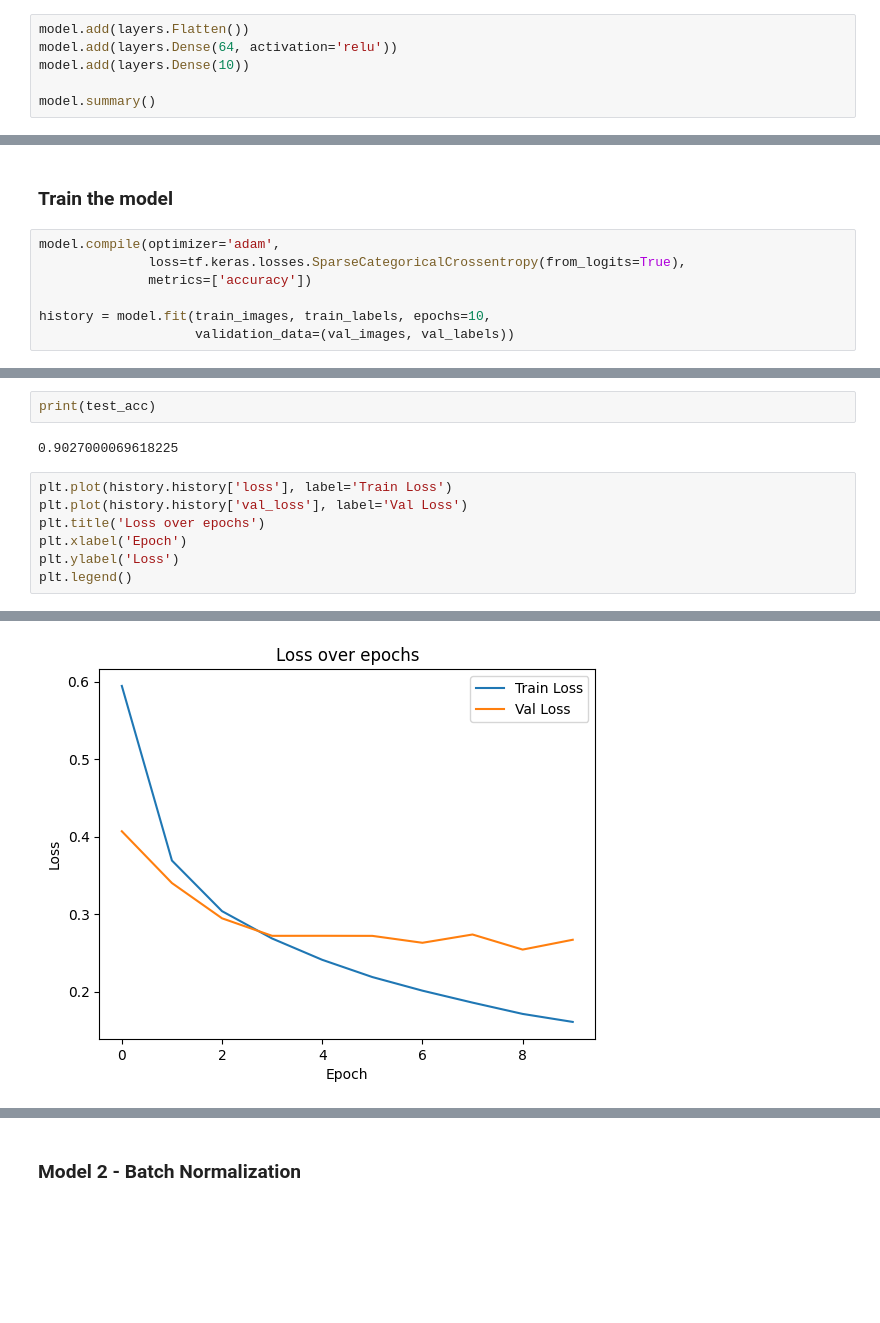
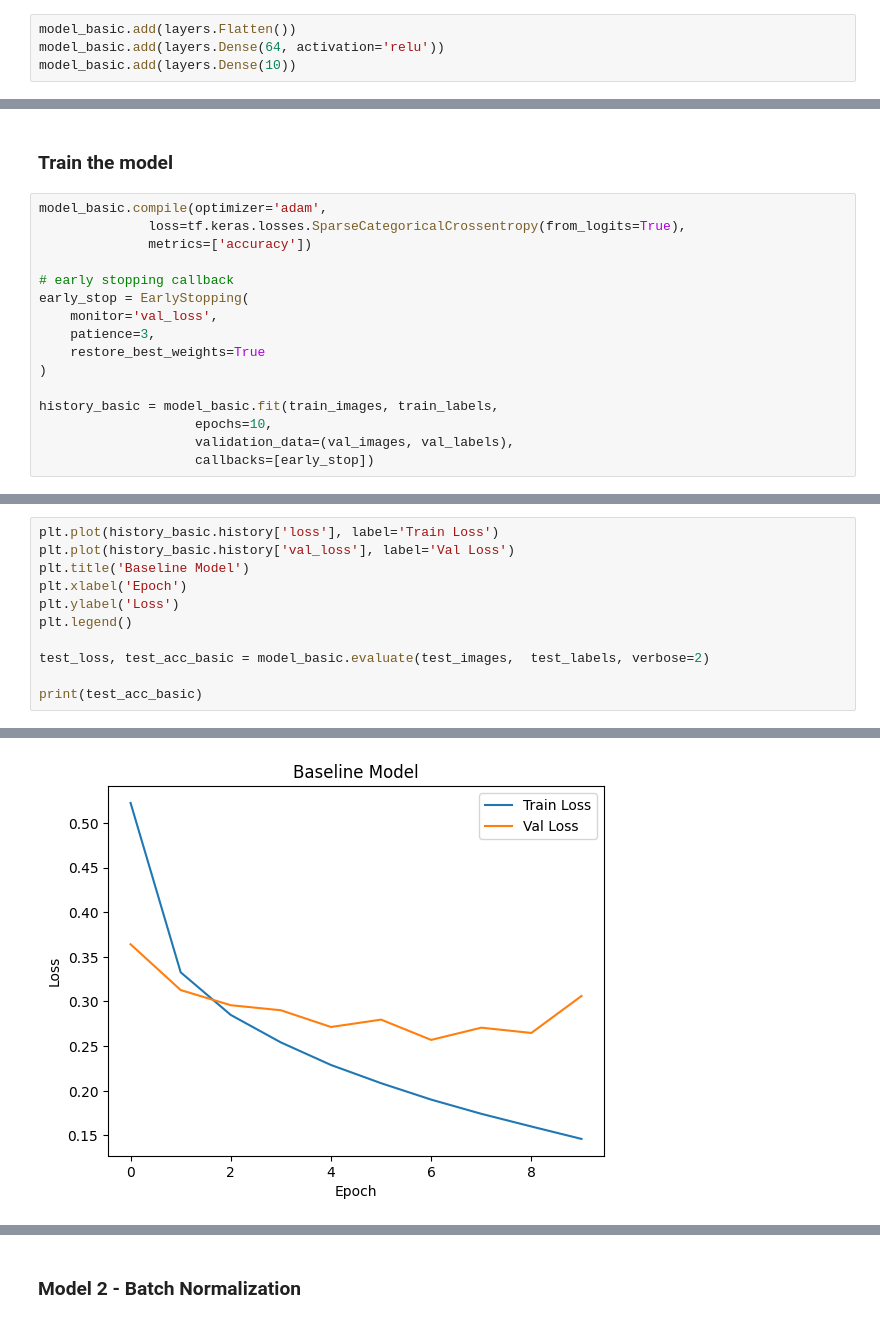
Before and after one commit to marissahalim/ICS635-Assignment4, a Jupyter notebook: A4.ipynb, the cells around one changed output, grey strips where cells are left out. Cells and saved outputs as stored; diff of their text form; blank space fills up the shorter version.

```diff
--- a/A4.ipynb
+++ b/A4.ipynb
@@ -74,8 +81,6 @@ Model: "sequential_1"
 # %% [markdown]
 ### Add Dense Layers
 # %%
-model.add(layers.Flatten())
-model.add(layers.Dense(64, activation='relu'))
-model.add(layers.Dense(10))
-
-model.summary()
+model_basic.add(layers.Flatten())
+model_basic.add(layers.Dense(64, activation='relu'))
+model_basic.add(layers.Dense(10))
@@ -104,11 +87,20 @@ Model: "sequential_1"
 # %% [markdown]
 ### Train the model
 # %%
-model.compile(optimizer='adam',
+model_basic.compile(optimizer='adam',
               loss=tf.keras.losses.SparseCategoricalCrossentropy(from_logits=True),
               metrics=['accuracy'])
 
-history = model.fit(train_images, train_labels, epochs=10,
-                    validation_data=(val_images, val_labels))
+# early stopping callback
+early_stop = EarlyStopping(
+    monitor='val_loss',
+    patience=3,
+    restore_best_weights=True
+)
+
+history_basic = model_basic.fit(train_images, train_labels,
+                    epochs=10,
+                    validation_data=(val_images, val_labels),
+                    callbacks=[early_stop])
 # %% [output]
 Epoch 1/10
@@ -148,12 +128,12 @@ test_loss, test_acc = model.evaluate(test_images,  test_labels, verbose=2)
-# %%
-print(test_acc)
-# %% [output]
-0.9027000069618225
 # %%
-plt.plot(history.history['loss'], label='Train Loss')
-plt.plot(history.history['val_loss'], label='Val Loss')
-plt.title('Loss over epochs')
+plt.plot(history_basic.history['loss'], label='Train Loss')
+plt.plot(history_basic.history['val_loss'], label='Val Loss')
+plt.title('Baseline Model')
 plt.xlabel('Epoch')
 plt.ylabel('Loss')
 plt.legend()
+
+test_loss, test_acc_basic = model_basic.evaluate(test_images,  test_labels, verbose=2)
+
+print(test_acc_basic)
 # %% [output]
@@ -161 +142 @@ plt.legend()
-[figure, old version]
+[figure, new version]
```
Also changed, not shown: parts of 24 cells of this notebook.
